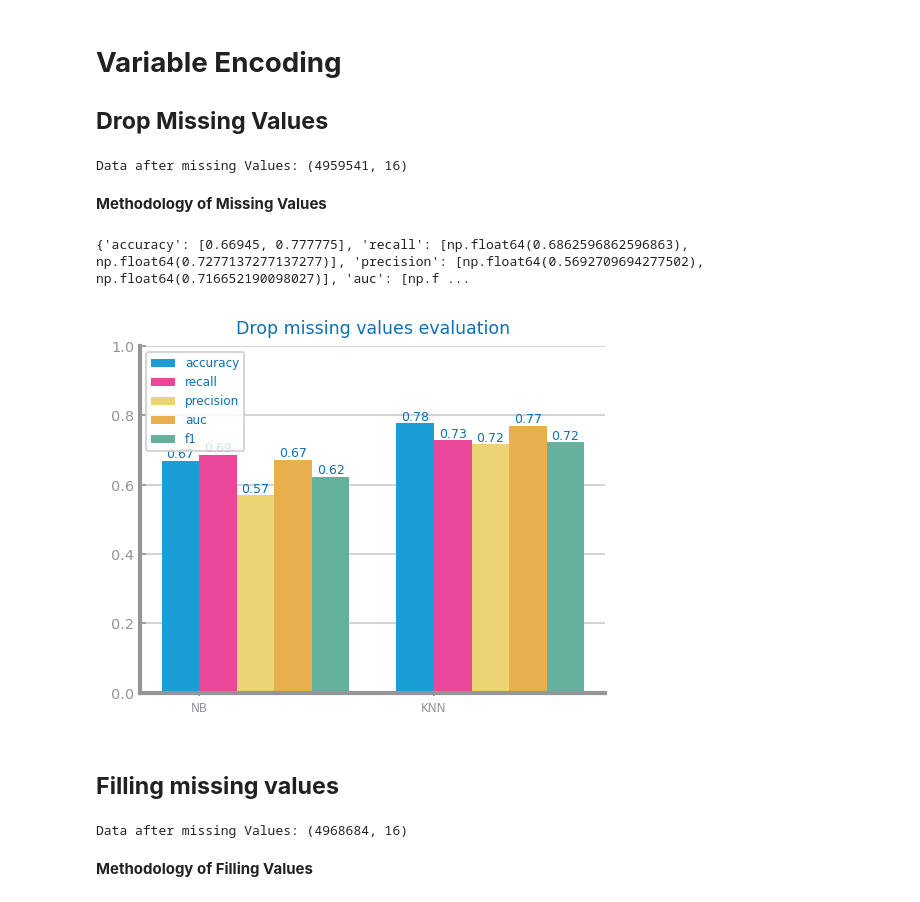
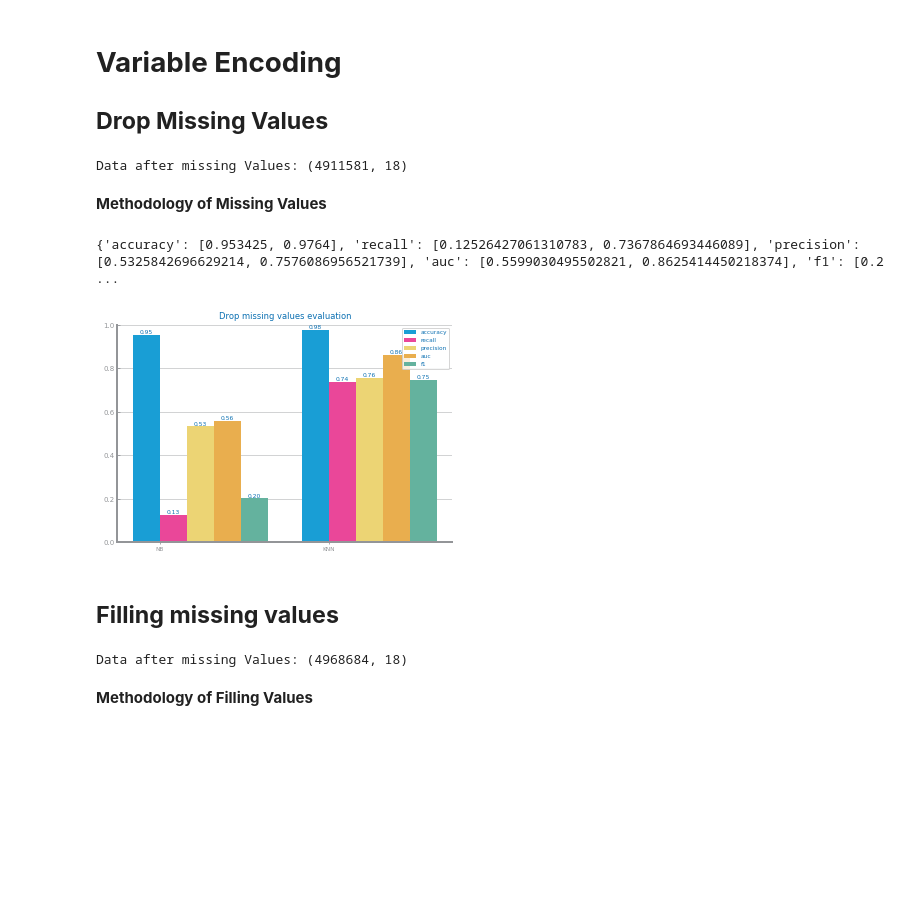
Before and after one commit to Moraisgit/data_science_project, a Jupyter notebook: src/set1_data_preparation.ipynb, the cells around one changed output. Drawn from its saved outputs; the diff is of its cells as text; code cells hidden in the pictures; blank space fills up the shorter version.

```diff
--- a/src/set1_data_preparation.ipynb
+++ b/src/set1_data_preparation.ipynb
@@ -143,7 +159,7 @@ def run_NB(trnX, trnY, tstX, tstY, metric: str = "accuracy") -> dict[str, float]
         "GaussianNB": GaussianNB(),
         "BernoulliNB": BernoulliNB(),
     }
-    best_model: GaussianNB | BernoulliNB = None  # type: ignore
+    best_model: GaussianNB | BernoulliNB = None
     best_performance: float = 0.0
     eval: dict[str, float] = {}
 
@@ -176,11 +192,11 @@ def evaluate_approach(
             eval[met] = [eval_NB[met], eval_KNN[met]]
     return eval
 
-target = "LAW_CAT_CD"
+target = "JURISDICTION_CODE"
 file_tag = "class_ny_arrests"
-filename = "class_ny_arrests.csv"
+filename = "datasets/class_ny_arrests.csv"
 
-new_data: DataFrame = read_csv(f"{path_to_directory}/datasets/{file_tag}_encoding2.csv")
+new_data: DataFrame = read_csv(f"{path_to_directory}/datasets/{file_tag}_encoding.csv")
 new_data = new_data.dropna()
 
 new_data = new_data.head(100000)
@@ -188,10 +204,10 @@ new_data = new_data.head(100000)
 train, test = train_test_split(new_data, test_size=0.2, random_state=42)
 
 figure()
-eval_dropping: dict[str, list] = evaluate_approach(train, test, target=target, metric="recall")
-print(eval_dropping)
+eval_basic: dict[str, list] = evaluate_approach(train, test, target=target, metric="recall")
+print(eval_basic)
 plot_multibar_chart(
-    ["NB", "KNN"], eval_dropping, title=f"Encoding evaluation", percentage=True
+    ["NB", "KNN"], eval_basic, title=f"Encoding evaluation", percentage=True
 )
 savefig(f"{path_to_directory}/images/Set 1 - Encoding results.png")
 show()
@@ -203,50 +219,56 @@ show()
 ## **Drop Missing Values**
 # %%
 # Eliminar missing values e "Unknowns" na idade
-data: DataFrame = read_csv(f"{path_to_directory}/datasets/{file_tag}_encoding2.csv", na_values="", index_col=None, sep=',', decimal='.')
+data: DataFrame = read_csv(f"{path_to_directory}/datasets/{file_tag}_encoding.csv", na_values="", index_col=None, sep=',', decimal='.')
 data = data.dropna()
 
 data = data[data['AGE_GROUP'] != 0]
 
 data = data[data['OFNS_DESC'] != 72]
 
+data = data[data['PERP_RACE'] != 0]
+
+data = data[data['PD_CD'] != 279]
+
+data = data[data['KY_CD'] != 60]
+
 df: DataFrame = data.copy(deep=True)
-df.to_csv(f"{path_to_directory}/datasets/{file_tag}_missing_values2.csv", index=False)
+df.to_csv(f"{path_to_directory}/datasets/{file_tag}_missing_values.csv", index=False)
 print(f"Data after missing Values: {df.shape}")
 # %% [output]
-Data after missing Values: (4959541, 16)
+Data after missing Values: (4911581, 18)
 # %% [markdown]
 **Methodology of Missing Values**
 # %%
-new_data: DataFrame = read_csv(f"{path_to_directory}/datasets/{file_tag}_missing_values2.csv")
+new_data: DataFrame = read_csv(f"{path_to_directory}/datasets/{file_tag}_missing_values.csv")
 new_data = new_data.head(200000)
 
 train, test = train_test_split(new_data, test_size=0.2, random_state=42)
 
 figure()
-eval_dropping: dict[str, list] = evaluate_approach(train, test, target=target, metric="recall")
-print(eval_dropping)
+eval_missing: dict[str, list] = evaluate_approach(train, test, target=target, metric="recall")
+print(eval_missing)
 plot_multibar_chart(
-    ["NB", "KNN"], eval_dropping, title=f"Drop missing values evaluation", percentage=True
+    ["NB", "KNN"], eval_missing, title=f"Drop missing values evaluation", percentage=True
 )
 savefig(f"{path_to_directory}/images/Set 1 - Drop missing values results.png")
 show()
 # %% [output]
-{'accuracy': [0.66945, 0.777775], 'recall': [np.float64(0.6862596862596863), np.float64(0.7277137277137277)], 'precision': [np.float64(0.5692709694277502), np.float64(0.716652190098027)], 'auc': [np.f ...
+{'accuracy': [0.953425, 0.9764], 'recall': [0.12526427061310783, 0.7367864693446089], 'precision': [0.5325842696629214, 0.7576086956521739], 'auc': [0.5599030495502821, 0.8625414450218374], 'f1': [0.2 ...
-[figure, old version]
+[figure, new version]
 # %% [markdown]
 ## **Filling missing values**
 # %%
 # Eliminar missing values e "Unknowns" na idade
-data: DataFrame = read_csv(f"{path_to_directory}/datasets/{file_tag}_encoding2.csv", na_values="", index_col=None, sep=',', decimal='.')
+data: DataFrame = read_csv(f"{path_to_directory}/datasets/{file_tag}_encoding.csv", na_values="", index_col=None, sep=',', decimal='.')
 
 data = data.fillna(data.mean())
 
 df: DataFrame = data.copy(deep=True)
-df.to_csv(f"{path_to_directory}/datasets/{file_tag}_filling_values2.csv", index=False)
+df.to_csv(f"{path_to_directory}/datasets/{file_tag}_filling_values.csv", index=False)
 print(f"Data after missing Values: {df.shape}")
 # %% [output]
-Data after missing Values: (4968684, 16)
+Data after missing Values: (4968684, 18)
 # %% [markdown]
 **Methodology of Filling Values**
 # %%
```
Also changed, not shown: parts of 52 cells of this notebook.
